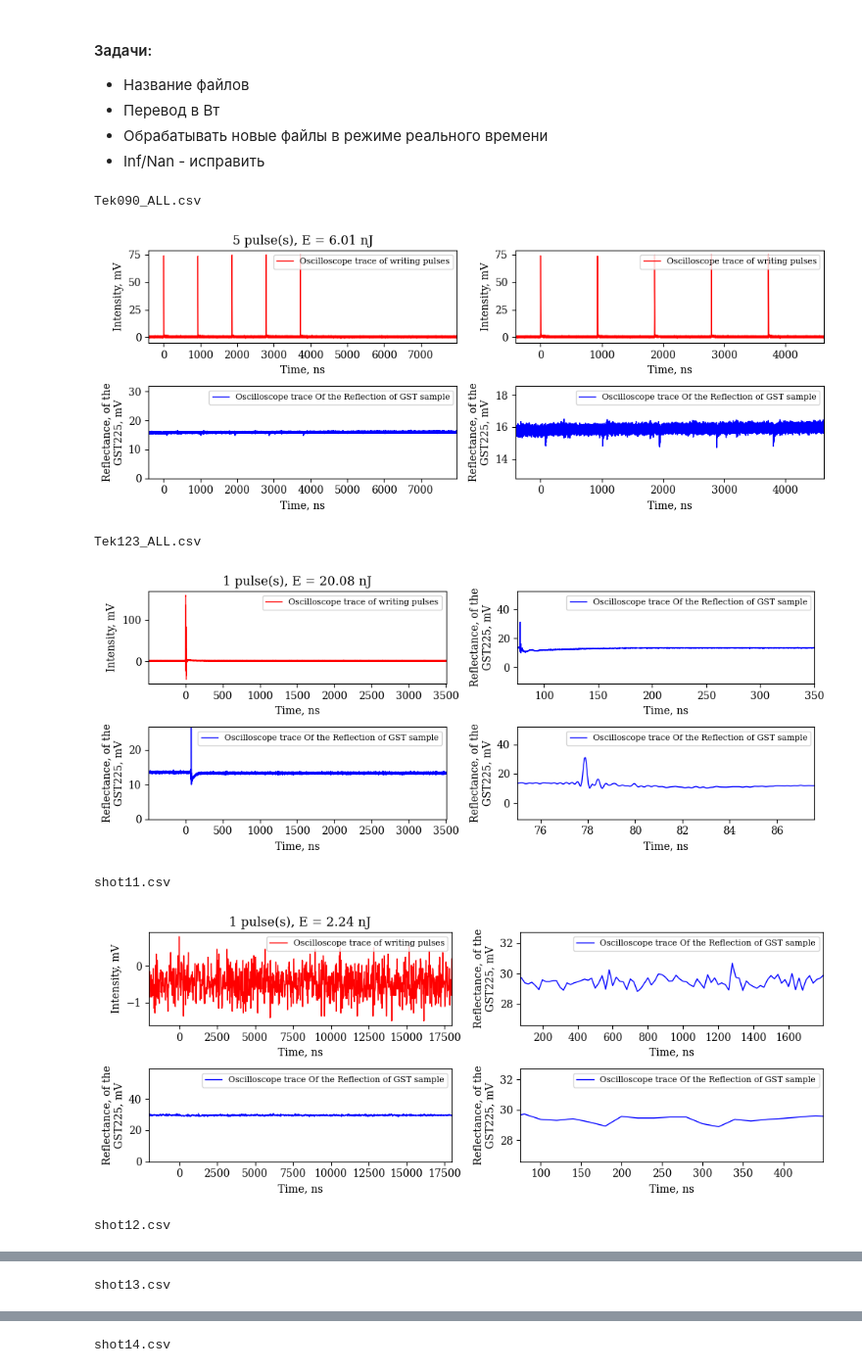
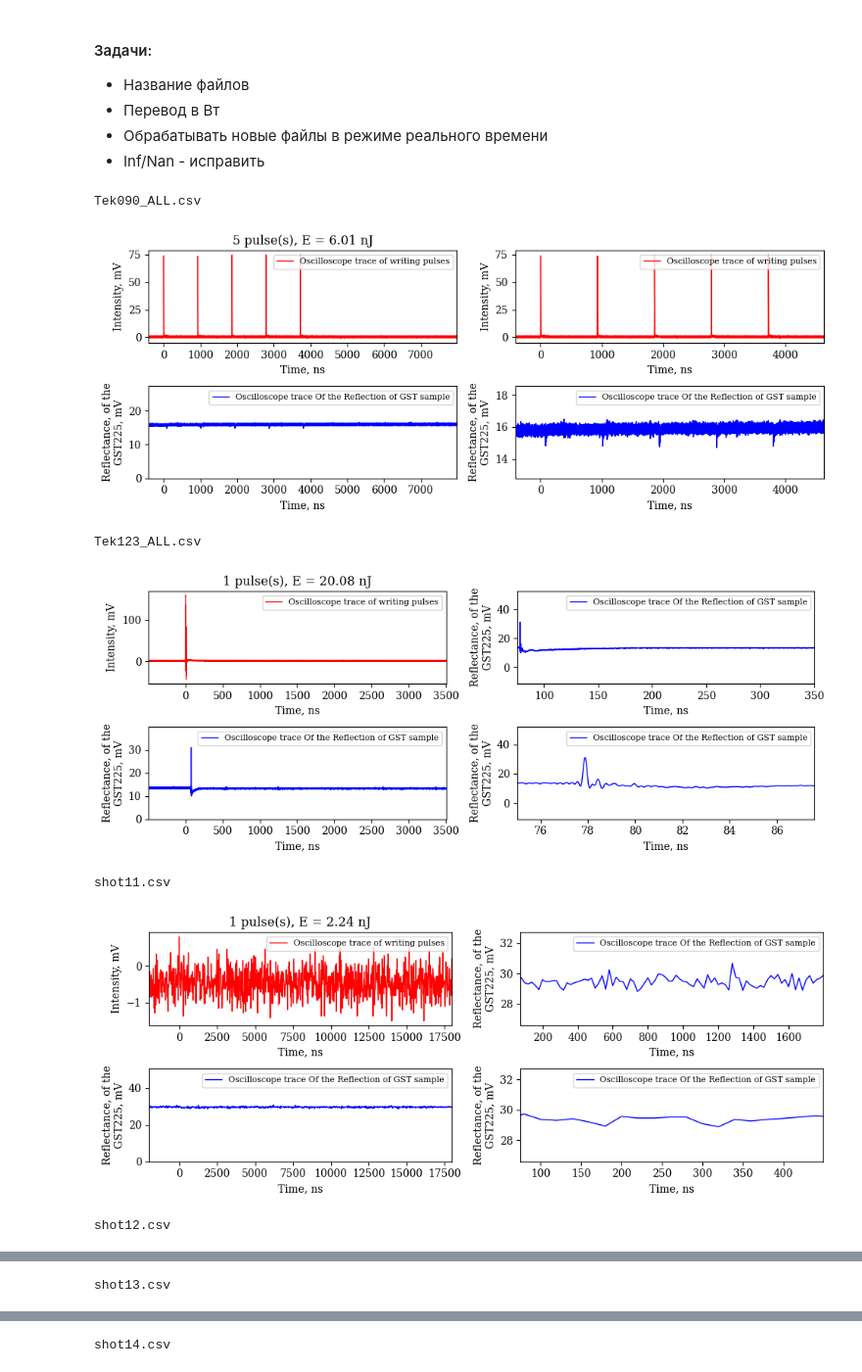
Before and after one commit to VladykaDarkness/Graph-Handler, a Jupyter notebook: graph.ipynb, the cells around one changed output, grey strips where cells are left out. Shown at 98% size. Drawn from its saved outputs; the diff is of its cells as text; code cells hidden in the pictures.

Commit message:
Edit y limit on graph 3

```diff
--- a/graph.ipynb
+++ b/graph.ipynb
@@ -70,7 +70,7 @@ def plot_graphics(pulses, energy, flag_pulse, peak, x2_supplement):
         label_='Oscilloscope trace Of the Reflection of GST sample',
         ylabel=r'Reflectance, of the' + '\n' +'GST225, mV', xlabel='Time, ns',
         xlim1=df.iloc[0, 0]*1e9, xlim2=df.iloc[-1, 0]*1e9, increase=1, x2_supplement=0)
-    plt.ylim(0, y_avg*1e3*2)
+    plt.ylim(0, (df['CH2'].max() + y_avg*2/3 )*1e3)
 
 
     # 2) Увеличение
@@ -157,36 +157,36 @@ for file in csv_files[start_index:]:
     df.replace(np.inf, np.nan, inplace=True) # Если есть значения Inf
     df.replace(-np.inf, 0.000000001212, inplace=True)
 
     diff = df['CH2'].max()-df['CH2'].min()
     y_start = df['CH2'].min() - diff
     y_end = df['CH2'].max() + diff
     y_avg = df['CH2'].mean()
 
     x2_supplement = 0 if (df.iloc[-1, 0]*1e9 / 40 > 75) else 75
 
     df.replace(np.nan, np.inf, inplace=True) # Если есть значения Inf
     df.replace(0.000000001212, -np.inf, inplace=True)
 
     if (flag_pulse == 'many'):
         peak = last_peak(df, pulses)
 
 
     print(file)
     plot_graphics(pulses, energy, flag_pulse, peak, x2_supplement)
     plt.show()
 
 
     # save = input('Save?(y or n): ')
     # if(save == 'y'):
     #     plot_graphics(pulses, energy)
     #     plt.savefig('013.png', dpi=300, bbox_inches='tight')
 
     # plt.close()
 # %% [output]
 Tek090_ALL.csv
-[figure, old version]
+[figure, new version]
 Tek123_ALL.csv
-[figure, old version]
+[figure, new version]
 shot11.csv
-[figure, old version]
+[figure, new version]
 shot12.csv
```
Also changed, not shown: parts of 1 cell of this notebook.
